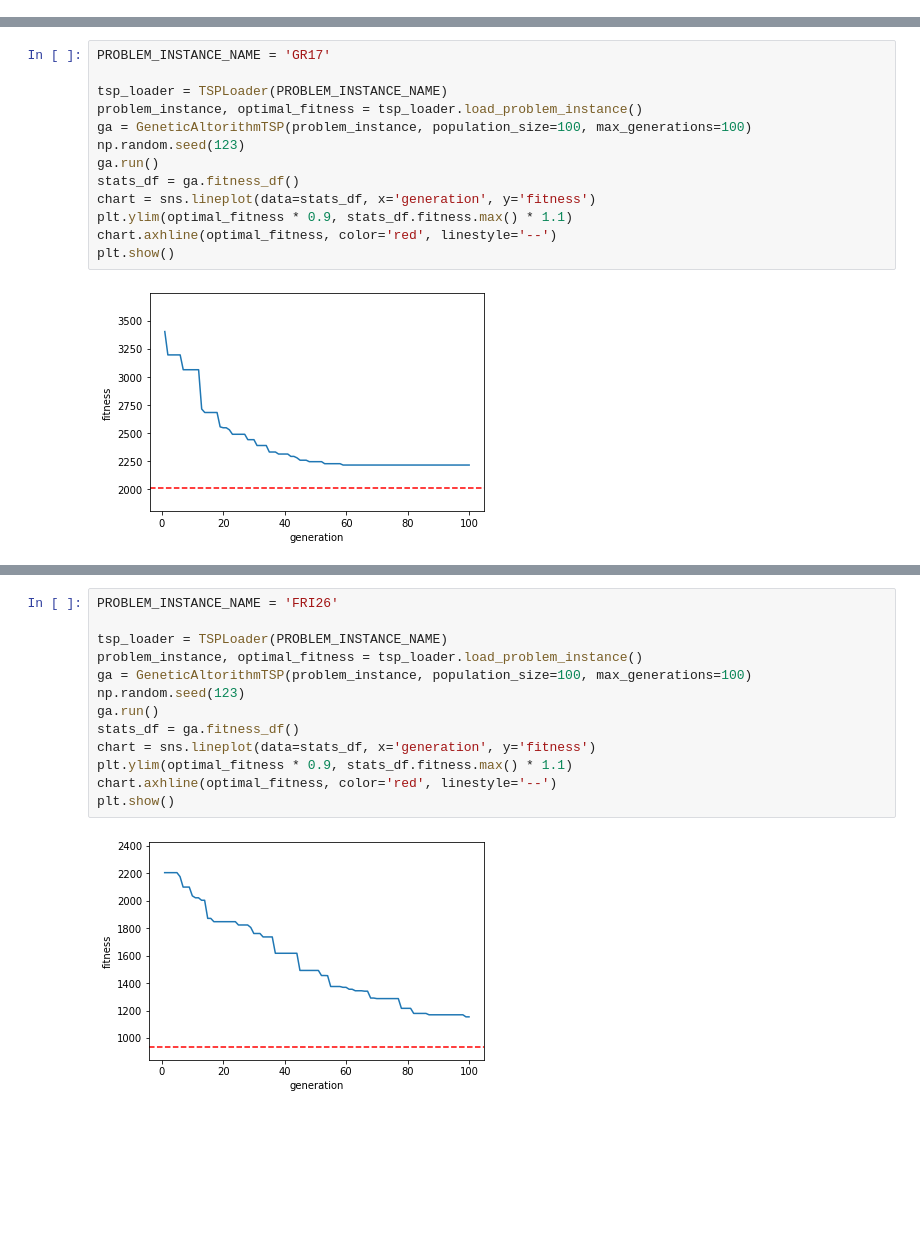
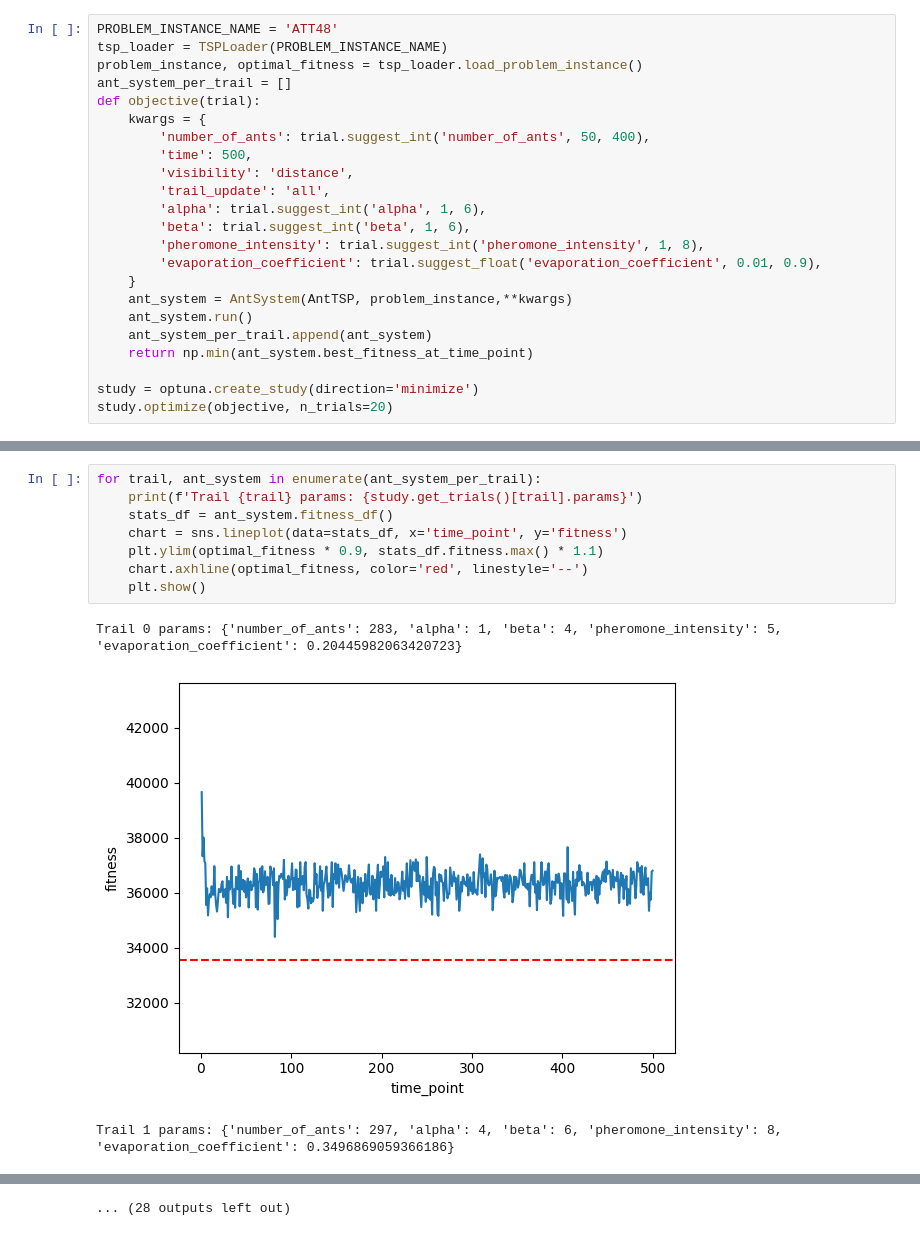
Before and after one commit to MarkusKiesel93/Self-Organizing_Systems, a Jupyter notebook: exercise_1/TSP.ipynb, the cells around one changed output, grey strips where cells are left out. Cells and saved outputs as stored; diff of their text form; blank space fills up the shorter version.

```diff
--- a/exercise_1/TSP.ipynb
+++ b/exercise_1/TSP.ipynb
@@ -27,0 +216,23 @@ plt.show()
+# %%
+PROBLEM_INSTANCE_NAME = 'ATT48'
+tsp_loader = TSPLoader(PROBLEM_INSTANCE_NAME)
+problem_instance, optimal_fitness = tsp_loader.load_problem_instance()
+ant_system_per_trail = []
+def objective(trial):
+    kwargs = {
+        'number_of_ants': trial.suggest_int('number_of_ants', 50, 400),
+        'time': 500,
+        'visibility': 'distance',
+        'trail_update': 'all',
+        'alpha': trial.suggest_int('alpha', 1, 6),
+        'beta': trial.suggest_int('beta', 1, 6),
+        'pheromone_intensity': trial.suggest_int('pheromone_intensity', 1, 8),
+        'evaporation_coefficient': trial.suggest_float('evaporation_coefficient', 0.01, 0.9),
+    }
+    ant_system = AntSystem(AntTSP, problem_instance,**kwargs)
+    ant_system.run()
+    ant_system_per_trail.append(ant_system)
+    return np.min(ant_system.best_fitness_at_time_point)
+
+study = optuna.create_study(direction='minimize')
+study.optimize(objective, n_trials=20)
@@ -28,15 +257,12 @@ plt.show()
 # %%
-PROBLEM_INSTANCE_NAME = 'GR17'
-
-tsp_loader = TSPLoader(PROBLEM_INSTANCE_NAME)
-problem_instance, optimal_fitness = tsp_loader.load_problem_instance()
-ga = GeneticAltorithmTSP(problem_instance, population_size=100, max_generations=100)
-np.random.seed(123)
-ga.run()
-stats_df = ga.fitness_df()
-chart = sns.lineplot(data=stats_df, x='generation', y='fitness')
-plt.ylim(optimal_fitness * 0.9, stats_df.fitness.max() * 1.1)
-chart.axhline(optimal_fitness, color='red', linestyle='--')
-plt.show()
+for trail, ant_system in enumerate(ant_system_per_trail):
+    print(f'Trail {trail} params: {study.get_trials()[trail].params}')
+    stats_df = ant_system.fitness_df()
+    chart = sns.lineplot(data=stats_df, x='time_point', y='fitness')
+    plt.ylim(optimal_fitness * 0.9, stats_df.fitness.max() * 1.1)
+    chart.axhline(optimal_fitness, color='red', linestyle='--')
+    plt.show()
 # %% [output]
+Trail 0 params: {'number_of_ants': 283, 'alpha': 1, 'beta': 4, 'pheromone_intensity': 5, 'evaporation_coefficient': 0.20445982063420723}
-[figure, old version]
+[figure, new version]
+Trail 1 params: {'number_of_ants': 297, 'alpha': 4, 'beta': 6, 'pheromone_intensity': 8, 'evaporation_coefficient': 0.3496869059366186}
@@ -43,15 +278 @@ plt.show()
+... (28 outputs left out)
-# %%
-PROBLEM_INSTANCE_NAME = 'FRI26'
-
-tsp_loader = TSPLoader(PROBLEM_INSTANCE_NAME)
-problem_instance, optimal_fitness = tsp_loader.load_problem_instance()
-ga = GeneticAltorithmTSP(problem_instance, population_size=100, max_generations=100)
-np.random.seed(123)
-ga.run()
-stats_df = ga.fitness_df()
-chart = sns.lineplot(data=stats_df, x='generation', y='fitness')
-plt.ylim(optimal_fitness * 0.9, stats_df.fitness.max() * 1.1)
-chart.axhline(optimal_fitness, color='red', linestyle='--')
-plt.show()
-# %% [output]
-[figure, removed]
```
Also changed, not shown: parts of 21 cells of this notebook, 1 other file.
